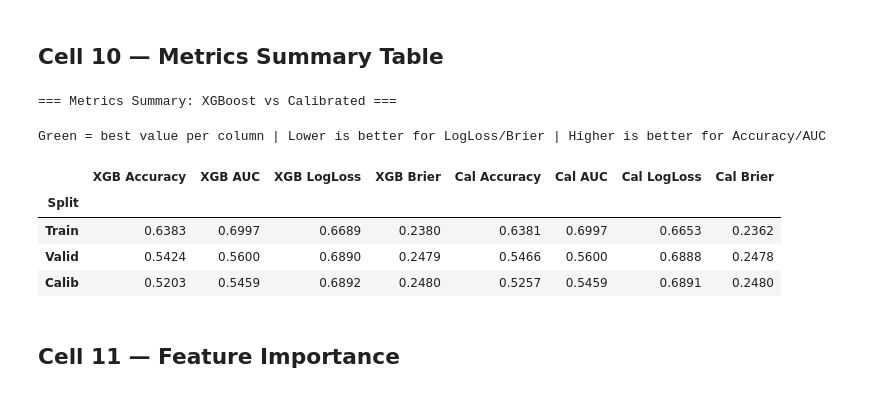
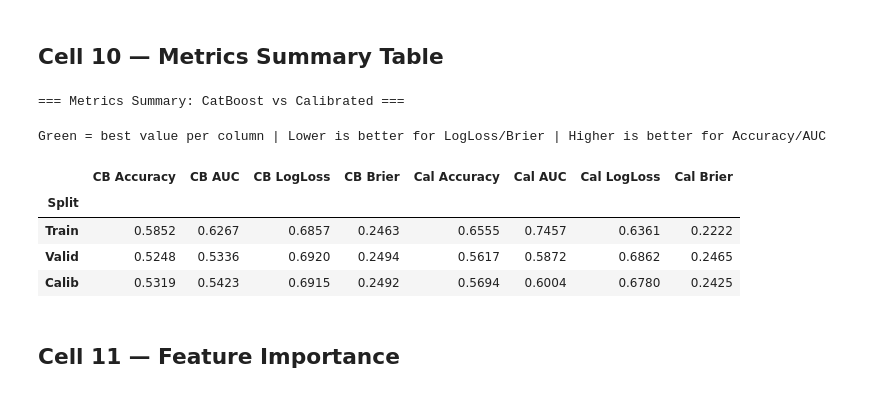
Before and after one commit to jekamalyshev/sber-intraday-pipeline, a Jupyter notebook: sber_intraday_pipeline.ipynb, the cells around one changed output. Saved outputs shown, nothing was run; the diff lists cells and outputs as text; code cells hidden in the pictures.

```diff
--- a/sber_intraday_pipeline.ipynb
+++ b/sber_intraday_pipeline.ipynb
@@ -370,9 +372,9 @@ def add_ta_features(df, verbose=True):
     return out
 
 # ── Параметры ATR-target (из эксперимента A3, победитель grid search) ────
-# K_BARS=5, K_ATR=1.0 → target=1 если CLOSE сдвинется на ≥1·ATR за 5 свечей вперёд,
-# 0 если на ≤−1·ATR, иначе строка отбрасывается. Подробнее в README → Эксперименты A3.
-K_BARS = 5
+# K_BARS=3, K_ATR=1.0 → target=1 если CLOSE сдвинется на ≥1·ATR за 3 свечи (15 мин) вперёд,
+# 0 если на ≤−1·ATR, иначе строка отбрасывается. Победитель sensitivity grid (см. README).
+K_BARS = 3
 K_ATR = 1.0
 
 def add_target(df, k_bars: int = K_BARS, k_atr: float = K_ATR, atr_col: str = 'atr_14'):
@@ -801,10 +808,10 @@ Best iteration (pruned): 24
 ## Cell 9 — Probability Calibration (Platt Scaling)
 # %%
 # ── Калибровка вероятностей через Platt scaling (sigmoid) ────────────────
-# Зачем: XGBoost даёт вероятности, смещённые к крайним значениям; калибровка
+# Зачем: CatBoost даёт вероятности, смещённые к крайним значениям; калибровка
 # делает их интерпретируемыми (P(green)=0.7 ≈ 70% случаев действительно green).
 # Калибратор обучаем на отдельном Calib-блоке (cv='prefit' / FrozenEstimator),
-# чтобы не переобучать XGBoost и не использовать Train-данные повторно.
+# чтобы не переобучать CatBoost и не использовать Train-данные повторно.
 # _CALIB_ESTIMATOR_KWARG определён в Cell 1 — совместим со sklearn < 1.2 и >= 1.2
 if _HAS_FROZEN:
     # sklearn >= 1.6: cv='prefit' удалён, заменён на FrozenEstimator
@@ -821,6 +828,6 @@ else:
     )
 calibrated_model.fit(final_X_calib, y_calib)
 
-print('=== Calibrated XGBoost ===')
-calib_results = evaluate_model(calibrated_model, final_X_train, y_train, final_X_valid, y_valid, final_X_calib, y_calib, 'XGB+Calib')
+print('=== Calibrated CatBoost ===')
+calib_results = evaluate_model(calibrated_model, final_X_train, y_train, final_X_valid, y_valid, final_X_calib, y_calib, 'CB+Calib')
 # %% [output]
@@ -849,41 +856,41 @@ plt.tight_layout(); plt.show()
 # %% [markdown]
 ## Cell 10 — Metrics Summary Table
 # %%
-# ── Сводная таблица метрик: XGBoost vs Calibrated ────────────────────────
+# ── Сводная таблица метрик: CatBoost vs Calibrated ───────────────────────
 rows = []
 for split in ['Train', 'Valid', 'Calib']:
     r_base = baseline_results[split]
     r_calib = calib_results[split]
     rows.append({
         'Split': split,
-        'XGB Accuracy': round(r_base['accuracy'], 4),
-        'XGB AUC': round(r_base['roc_auc'], 4),
-        'XGB LogLoss': round(r_base['log_loss'], 4),
-        'XGB Brier': round(r_base['brier'], 4),
+        'CB Accuracy': round(r_base['accuracy'], 4),
+        'CB AUC': round(r_base['roc_auc'], 4),
+        'CB LogLoss': round(r_base['log_loss'], 4),
+        'CB Brier': round(r_base['brier'], 4),
         'Cal Accuracy': round(r_calib['accuracy'],4),
         'Cal AUC': round(r_calib['roc_auc'], 4),
         'Cal LogLoss': round(r_calib['log_loss'],4),
         'Cal Brier': round(r_calib['brier'], 4),
     })
 
 metrics_df = pd.DataFrame(rows).set_index('Split')
 
-print('\n=== Metrics Summary: XGBoost vs Calibrated ===')
+print('\n=== Metrics Summary: CatBoost vs Calibrated ===')
 display(
     metrics_df.style
     .format(precision=4)
-    .highlight_min(subset=['XGB LogLoss', 'XGB Brier', 'Cal LogLoss', 'Cal Brier'], color='#d4edda')
-    .highlight_max(subset=['XGB Accuracy', 'XGB AUC', 'Cal Accuracy', 'Cal AUC'], color='#d4edda')
+    .highlight_min(subset=['CB LogLoss', 'CB Brier', 'Cal LogLoss', 'Cal Brier'], color='#d4edda')
+    .highlight_max(subset=['CB Accuracy', 'CB AUC', 'Cal Accuracy', 'Cal AUC'], color='#d4edda')
     .set_caption('Green = best value per column | Lower is better for LogLoss/Brier | Higher is better for Accuracy/AUC')
 )
 # %% [output]
-=== Metrics Summary: XGBoost vs Calibrated ===
+=== Metrics Summary: CatBoost vs Calibrated ===
 Green = best value per column | Lower is better for LogLoss/Brier | Higher is better for Accuracy/AUC
-|  | XGB Accuracy | XGB AUC | XGB LogLoss | XGB Brier | Cal Accuracy | Cal AUC | Cal LogLoss | Cal Brier |
+|  | CB Accuracy | CB AUC | CB LogLoss | CB Brier | Cal Accuracy | Cal AUC | Cal LogLoss | Cal Brier |
 | Split |  |  |  |  |  |  |  |  |
-| Train | 0.6383 | 0.6997 | 0.6689 | 0.2380 | 0.6381 | 0.6997 | 0.6653 | 0.2362 |
-| Valid | 0.5424 | 0.5600 | 0.6890 | 0.2479 | 0.5466 | 0.5600 | 0.6888 | 0.2478 |
-| Calib | 0.5203 | 0.5459 | 0.6892 | 0.2480 | 0.5257 | 0.5459 | 0.6891 | 0.2480 |
+| Train | 0.5852 | 0.6267 | 0.6857 | 0.2463 | 0.6555 | 0.7457 | 0.6361 | 0.2222 |
+| Valid | 0.5248 | 0.5336 | 0.6920 | 0.2494 | 0.5617 | 0.5872 | 0.6862 | 0.2465 |
+| Calib | 0.5319 | 0.5423 | 0.6915 | 0.2492 | 0.5694 | 0.6004 | 0.6780 | 0.2425 |
 # %% [markdown]
 ## Cell 11 — Feature Importance
 # %%
```
Also changed, not shown: parts of 12 cells of this notebook, 8 other files.
